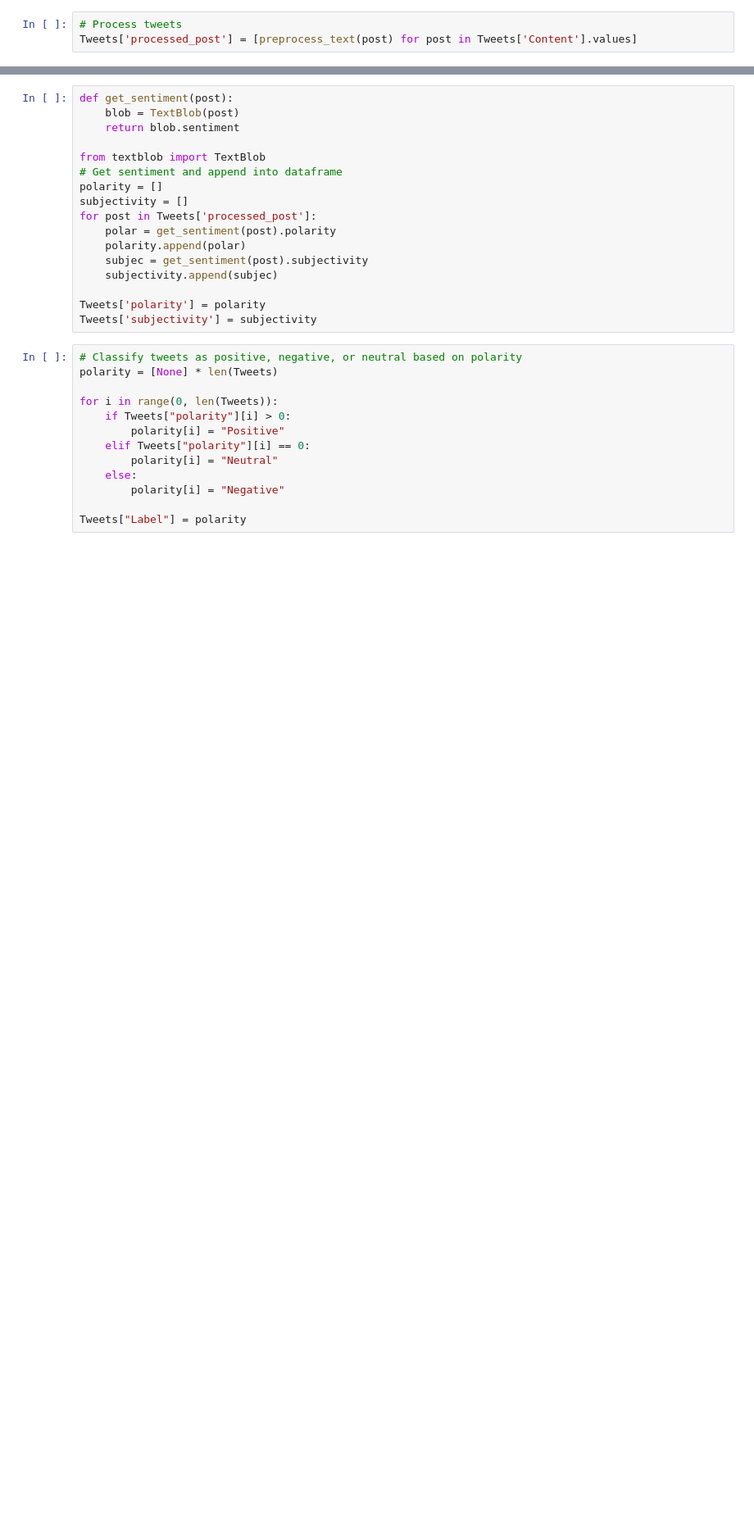
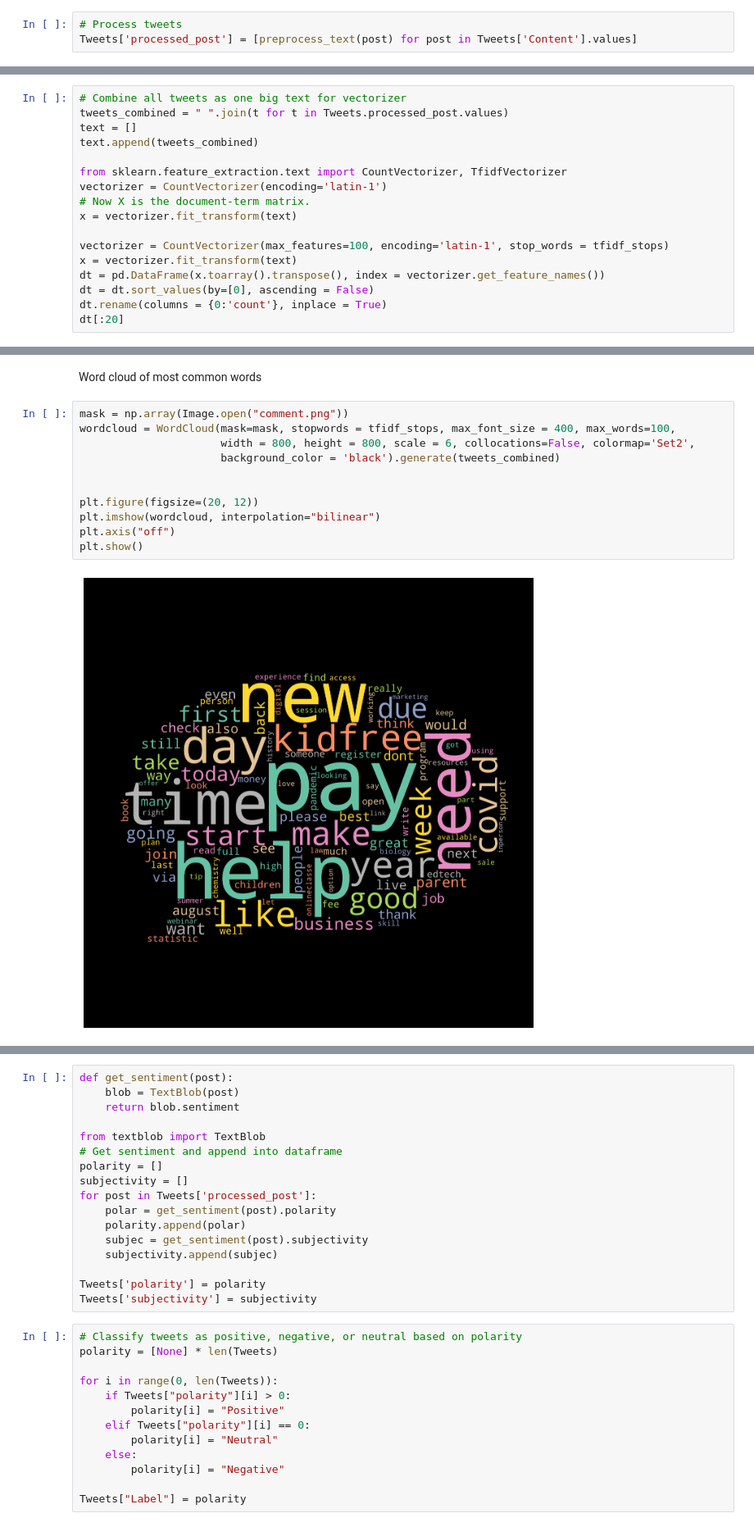
Before and after one commit to briannamueller/Distance-Learning-Tweets, a Jupyter notebook: Distance_Learning.ipynb, the cells around one changed output, grey strips where cells are left out. Shown at 82% size. Cells and saved outputs as stored; diff of their text form; blank space fills up the shorter version.

```diff
--- a/Distance_Learning.ipynb
+++ b/Distance_Learning.ipynb
@@ -86,0 +233,17 @@ Tweets['processed_post'] = [preprocess_text(post) for post in Tweets['Content'].
+# %%
+# Combine all tweets as one big text for vectorizer
+tweets_combined = " ".join(t for t in Tweets.processed_post.values)
+text = []
+text.append(tweets_combined)
+
+from sklearn.feature_extraction.text import CountVectorizer, TfidfVectorizer
+vectorizer = CountVectorizer(encoding='latin-1')
+# Now X is the document-term matrix.
+x = vectorizer.fit_transform(text)
+
+vectorizer = CountVectorizer(max_features=100, encoding='latin-1', stop_words = tfidf_stops)
+x = vectorizer.fit_transform(text)
+dt = pd.DataFrame(x.toarray().transpose(), index = vectorizer.get_feature_names())
+dt = dt.sort_values(by=[0], ascending = False)
+dt.rename(columns = {0:'count'}, inplace = True)
+dt[:20]
@@ -86,0 +268,15 @@ Tweets['processed_post'] = [preprocess_text(post) for post in Tweets['Content'].
+# %% [markdown]
+Word cloud of most common words
+# %%
+mask = np.array(Image.open("comment.png"))
+wordcloud = WordCloud(mask=mask, stopwords = tfidf_stops, max_font_size = 400, max_words=100,
+                      width = 800, height = 800, scale = 6, collocations=False, colormap='Set2',
+                      background_color = 'black').generate(tweets_combined)
+
+
+plt.figure(figsize=(20, 12))
+plt.imshow(wordcloud, interpolation="bilinear")
+plt.axis("off")
+plt.show()
+# %% [output]
+[figure, added]
```
Also changed, not shown: parts of 65 cells of this notebook.
